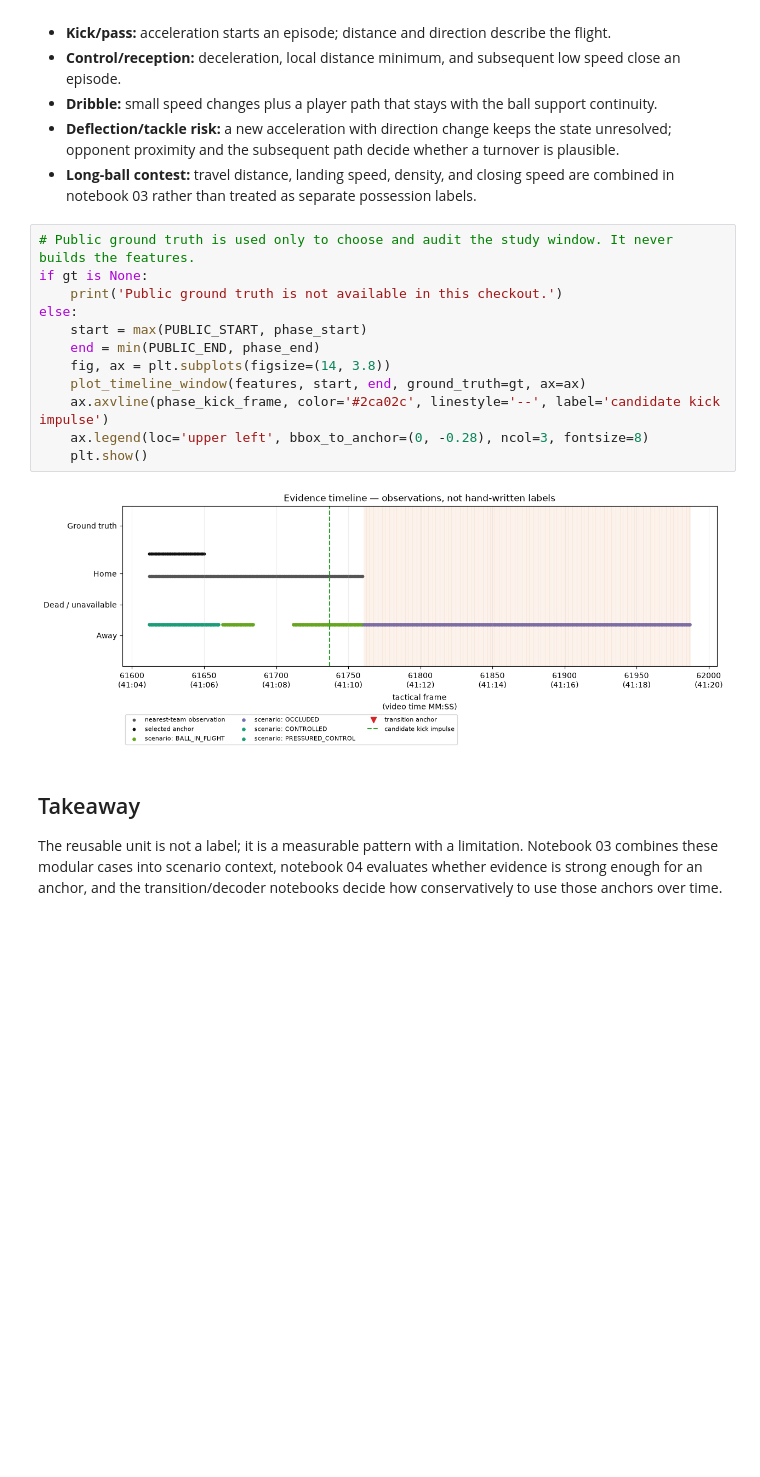
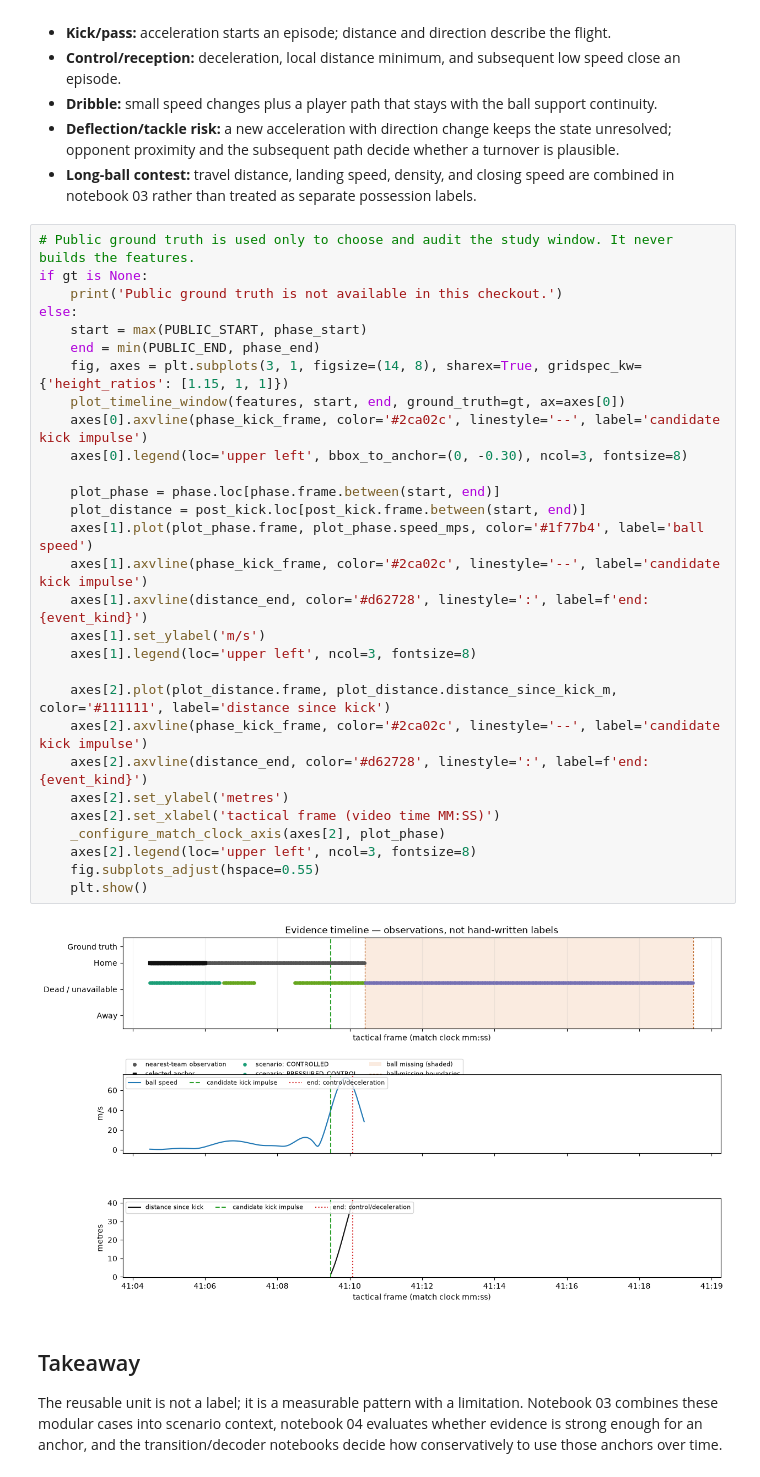
Before and after one commit to lukeaquilla11/Barcelona-hackathon, a Jupyter notebook: notebooks/02_feature_engineering.ipynb, the cells around one changed output. Cells and saved outputs as stored; diff of their text form; blank space fills up the shorter version.

```diff
--- a/notebooks/02_feature_engineering.ipynb
+++ b/notebooks/02_feature_engineering.ipynb
@@ -181,17 +181,34 @@ plt.show()
 # %%
 # Public ground truth is used only to choose and audit the study window. It never builds the features.
 if gt is None:
     print('Public ground truth is not available in this checkout.')
 else:
     start = max(PUBLIC_START, phase_start)
     end = min(PUBLIC_END, phase_end)
-    fig, ax = plt.subplots(figsize=(14, 3.8))
-    plot_timeline_window(features, start, end, ground_truth=gt, ax=ax)
-    ax.axvline(phase_kick_frame, color='#2ca02c', linestyle='--', label='candidate kick impulse')
-    ax.legend(loc='upper left', bbox_to_anchor=(0, -0.28), ncol=3, fontsize=8)
+    fig, axes = plt.subplots(3, 1, figsize=(14, 8), sharex=True, gridspec_kw={'height_ratios': [1.15, 1, 1]})
+    plot_timeline_window(features, start, end, ground_truth=gt, ax=axes[0])
+    axes[0].axvline(phase_kick_frame, color='#2ca02c', linestyle='--', label='candidate kick impulse')
+    axes[0].legend(loc='upper left', bbox_to_anchor=(0, -0.30), ncol=3, fontsize=8)
+
+    plot_phase = phase.loc[phase.frame.between(start, end)]
+    plot_distance = post_kick.loc[post_kick.frame.between(start, end)]
+    axes[1].plot(plot_phase.frame, plot_phase.speed_mps, color='#1f77b4', label='ball speed')
+    axes[1].axvline(phase_kick_frame, color='#2ca02c', linestyle='--', label='candidate kick impulse')
+    axes[1].axvline(distance_end, color='#d62728', linestyle=':', label=f'end: {event_kind}')
+    axes[1].set_ylabel('m/s')
+    axes[1].legend(loc='upper left', ncol=3, fontsize=8)
+
+    axes[2].plot(plot_distance.frame, plot_distance.distance_since_kick_m, color='#111111', label='distance since kick')
+    axes[2].axvline(phase_kick_frame, color='#2ca02c', linestyle='--', label='candidate kick impulse')
+    axes[2].axvline(distance_end, color='#d62728', linestyle=':', label=f'end: {event_kind}')
+    axes[2].set_ylabel('metres')
+    axes[2].set_xlabel('tactical frame (video time MM:SS)')
+    _configure_match_clock_axis(axes[2], plot_phase)
+    axes[2].legend(loc='upper left', ncol=3, fontsize=8)
+    fig.subplots_adjust(hspace=0.55)
     plt.show()
 # %% [output]
-[figure, old version]
+[figure, new version]
 # %% [markdown]
 ## Takeaway
 
```
Also changed, not shown: parts of 2 cells of this notebook, 6 other files.
